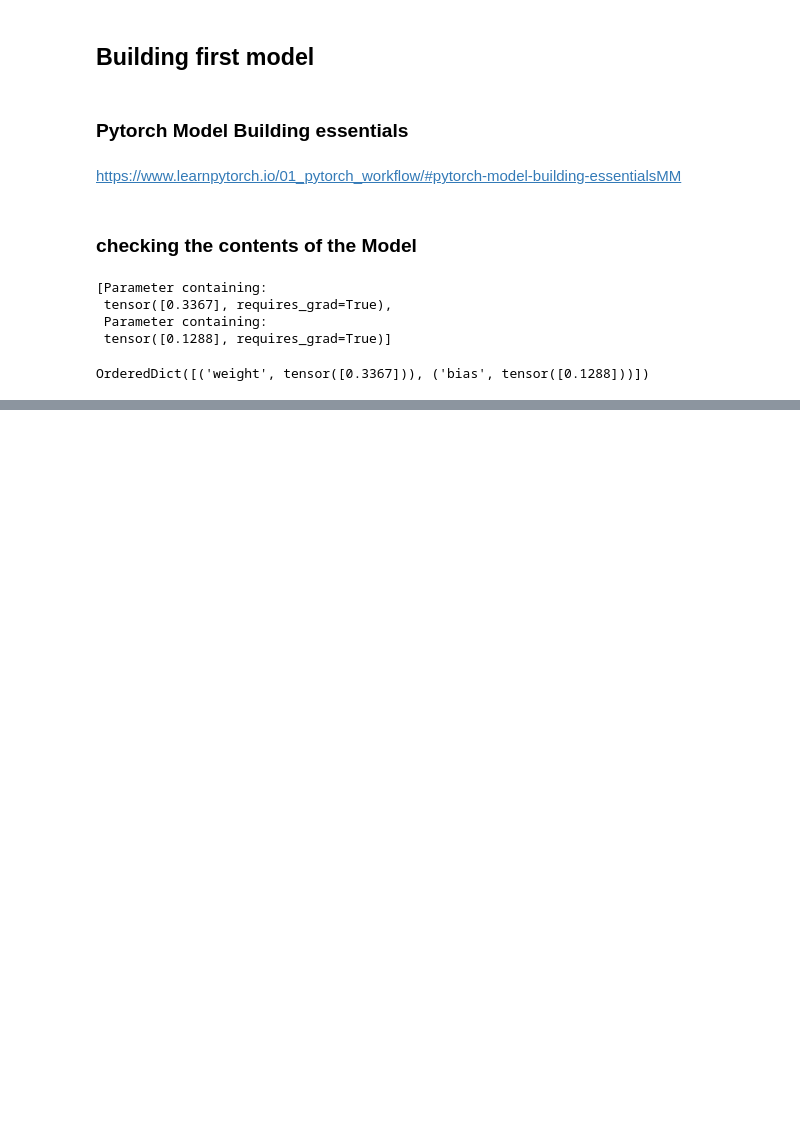
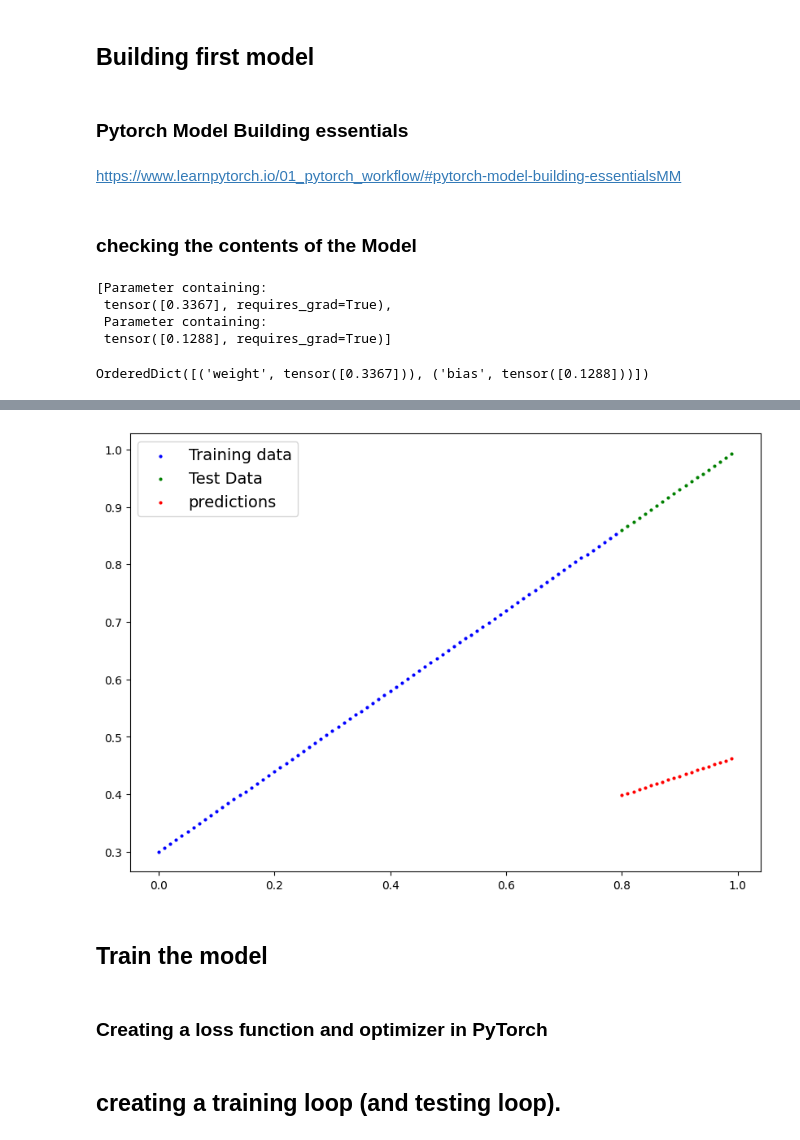
Before and after one commit to mismatchgit/PyTorch-tutorial-freecodecamp, a Jupyter notebook: Pytorch_workflow_01.ipynb, the cells around one changed output, grey strips where cells are left out. Saved outputs shown, nothing was run; the diff lists cells and outputs as text; code cells hidden in the pictures; blank space fills up the shorter version.

Commit message:
Completion of pytorch workflow part

```diff
--- a/Pytorch_workflow_01.ipynb
+++ b/Pytorch_workflow_01.ipynb
@@ -93,9 +93,14 @@ class LinearRegressionModel(nn.Module):
     self.bias = nn.Parameter(torch.randn(1,
                                         requires_grad= True,
                                         dtype=torch.float32))
+
+    #Same thing can be easily doen with PyTorch linear layer also
+    # Use nn.Linear() for creating the model parameters
+    #self.linear_layer = nn.Linear(in_features=1,
+                                  #out_features=1)
     #forward method to define the computation in the model
-    def forward(self, x: torch.Tensor) -> torch.Tensor: #x is the input
-      return self.weights * x + self.bias #linear regression output
+  def forward(self, x: torch.Tensor) -> torch.Tensor: #x is the input
+    return self.weight * x + self.bias #linear regression output.  If pytorch linear layer was used it would be self.linear_layer(x)
 # %% [markdown]
 ### Pytorch Model Building essentials
 # %% [markdown]
@@ -126,0 +134,8 @@ OrderedDict([('weight', tensor([0.3367])), ('bias', tensor([0.1288]))])
+# %%
+#using torch.inference_mode()
+with torch.inference_mode():
+  y_preds = model_0(X_test)
+
+# Note: in older PyTorch code it might also see torch.no_grad()
+# with torch.no_grad():
+#   y_preds = model_0(X_test)
@@ -126,0 +165,8 @@ OrderedDict([('weight', tensor([0.3367])), ('bias', tensor([0.1288]))])
+# %%
+plot_prediction(predictions=y_preds)
+# %% [output]
+[figure, added]
+# %% [markdown]
+## Train the model
+# %% [markdown]
+### Creating a loss function and optimizer in PyTorch
@@ -126,0 +180,2 @@ OrderedDict([('weight', tensor([0.3367])), ('bias', tensor([0.1288]))])
+# %% [markdown]
+## creating a training loop (and testing loop).
```
Also changed, not shown: parts of 16 cells of this notebook.
